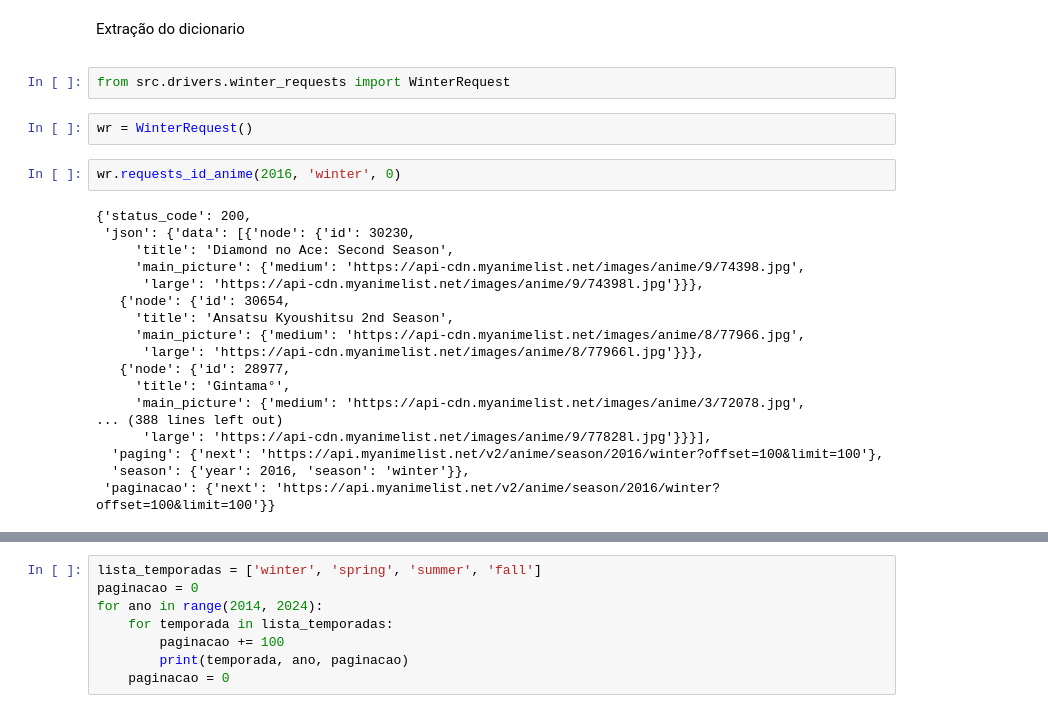
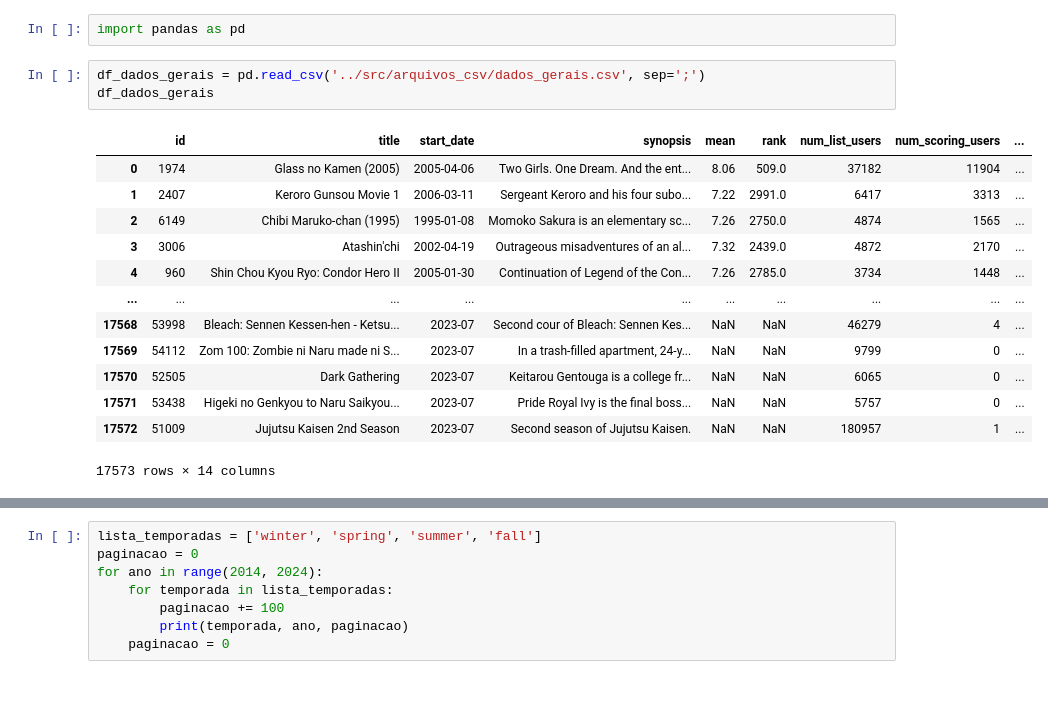
Before and after one commit to rodrigorocha1/dash_metricas_anime, a Jupyter notebook: notebooks/teste.ipynb, the cells around one changed output, grey strips where cells are left out. Drawn from its saved outputs; the diff is of its cells as text.

```diff
--- a/notebooks/teste.ipynb
+++ b/notebooks/teste.ipynb
@@ -1,26 +1,19 @@
-# %% [markdown]
-<p>Extração do dicionario<p>
-# %%
-from src.drivers.winter_requests import WinterRequest
-# %%
-wr = WinterRequest()
-# %%
-wr.requests_id_anime(2016, 'winter', 0)
-# %% [output]
-{'status_code': 200,
- 'json': {'data': [{'node': {'id': 30230,
-     'title': 'Diamond no Ace: Second Season',
-     'main_picture': {'medium': 'https://api-cdn.myanimelist.net/images/anime/9/74398.jpg',
-      'large': 'https://api-cdn.myanimelist.net/images/anime/9/74398l.jpg'}}},
-   {'node': {'id': 30654,
-     'title': 'Ansatsu Kyoushitsu 2nd Season',
-     'main_picture': {'medium': 'https://api-cdn.myanimelist.net/images/anime/8/77966.jpg',
-      'large': 'https://api-cdn.myanimelist.net/images/anime/8/77966l.jpg'}}},
-   {'node': {'id': 28977,
-     'title': 'Gintama°',
-     'main_picture': {'medium': 'https://api-cdn.myanimelist.net/images/anime/3/72078.jpg',
-... (388 lines left out)
-      'large': 'https://api-cdn.myanimelist.net/images/anime/9/77828l.jpg'}}}],
-  'paging': {'next': 'https://api.myanimelist.net/v2/anime/season/2016/winter?offset=100&limit=100'},
-  'season': {'year': 2016, 'season': 'winter'}},
- 'paginacao': {'next': 'https://api.myanimelist.net/v2/anime/season/2016/winter?offset=100&limit=100'}}
+# %%
+import pandas as pd
+# %%
+df_dados_gerais = pd.read_csv('../src/arquivos_csv/dados_gerais.csv', sep=';')
+df_dados_gerais
+# %% [output]
+|  | id | title | start_date | synopsis | mean | rank | num_list_users | num_scoring_users | ... |
+| 0 | 1974 | Glass no Kamen (2005) | 2005-04-06 | Two Girls. One Dream. And the ent... | 8.06 | 509.0 | 37182 | 11904 | ... |
+| 1 | 2407 | Keroro Gunsou Movie 1 | 2006-03-11 | Sergeant Keroro and his four subo... | 7.22 | 2991.0 | 6417 | 3313 | ... |
+| 2 | 6149 | Chibi Maruko-chan (1995) | 1995-01-08 | Momoko Sakura is an elementary sc... | 7.26 | 2750.0 | 4874 | 1565 | ... |
+| 3 | 3006 | Atashin'chi | 2002-04-19 | Outrageous misadventures of an al... | 7.32 | 2439.0 | 4872 | 2170 | ... |
+| 4 | 960 | Shin Chou Kyou Ryo: Condor Hero II | 2005-01-30 | Continuation of Legend of the Con... | 7.26 | 2785.0 | 3734 | 1448 | ... |
+| ... | ... | ... | ... | ... | ... | ... | ... | ... | ... |
+| 17568 | 53998 | Bleach: Sennen Kessen-hen - Ketsu... | 2023-07 | Second cour of Bleach: Sennen Kes... | NaN | NaN | 46279 | 4 | ... |
+| 17569 | 54112 | Zom 100: Zombie ni Naru made ni S... | 2023-07 | In a trash-filled apartment, 24-y... | NaN | NaN | 9799 | 0 | ... |
+| 17570 | 52505 | Dark Gathering | 2023-07 | Keitarou Gentouga is a college fr... | NaN | NaN | 6065 | 0 | ... |
+| 17571 | 53438 | Higeki no Genkyou to Naru Saikyou... | 2023-07 | Pride Royal Ivy is the final boss... | NaN | NaN | 5757 | 0 | ... |
+| 17572 | 51009 | Jujutsu Kaisen 2nd Season | 2023-07 | Second season of Jujutsu Kaisen. | NaN | NaN | 180957 | 1 | ... |
+17573 rows × 14 columns
```
Also changed, not shown: parts of 4 cells of this notebook, 3 other files.
